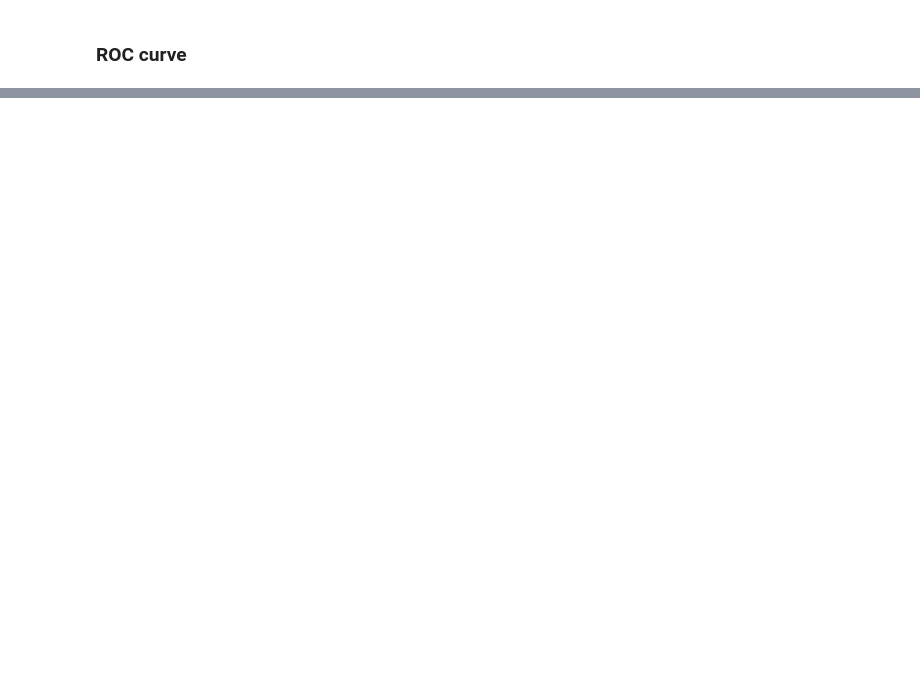
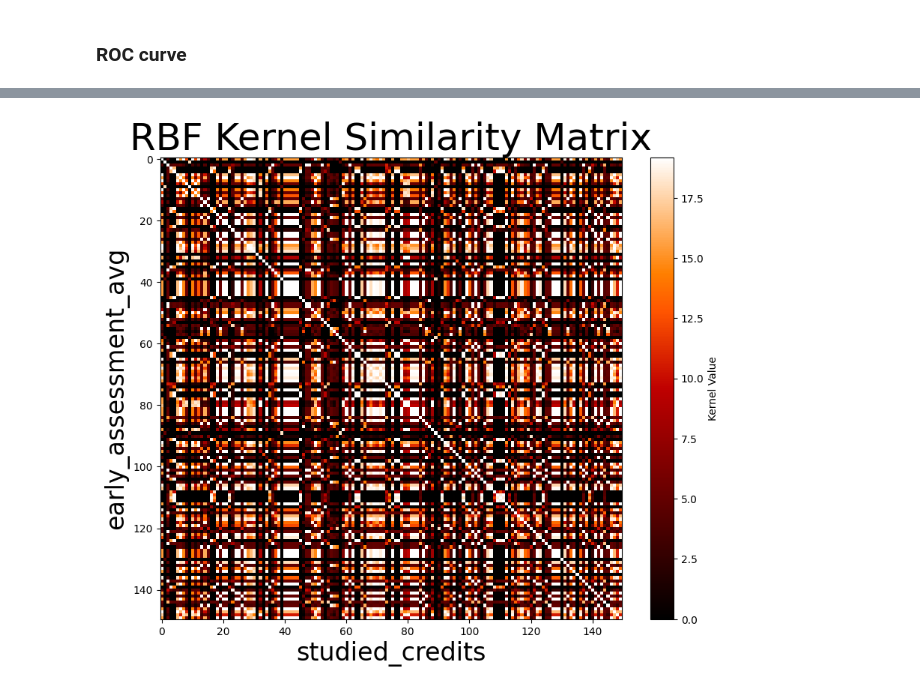
Before and after one commit to rgilyard/predict-student-outcomes, a Jupyter notebook: prelim_gaussian_process_model.ipynb, the cells around one changed output, grey strips where cells are left out. Saved outputs shown, nothing was run; the diff lists cells and outputs as text; code cells hidden in the pictures; blank space fills up the shorter version.

```diff
--- a/prelim_gaussian_process_model.ipynb
+++ b/prelim_gaussian_process_model.ipynb
@@ -200,9 +224,12 @@ Start time: 2023-10-17 23:07:18
 # %%
-# Save model
-# Get current date and time
-now = datetime.now()
-# Format datetime object to string
-formatted_date_time = now.strftime("%Y-%m-%d_%H-%M-%S")
-# Append datetime to file name
-model_name_with_datetime = f'/content/drive/MyDrive/COMP 542 Group Project/models/gaussian_20000_{formatted_date_time}.joblib'
-dump(gp_classifier, model_name_with_datetime)
+if train_model:
+  # Save model
+  # Get current date and time
+  now = datetime.now()
+  # Format datetime object to string
+  formatted_date_time = now.strftime("%Y-%m-%d_%H-%M-%S")
+  # Append datetime to file name
+  model_name_with_datetime = f'/content/drive/MyDrive/COMP 542 Group Project/models/gaussian_20000_{formatted_date_time}.joblib'
+  joblib.dump(gp_classifier, model_name_with_datetime)
+else:
+  gp_classifier = joblib.load(MODEL_PATH)
@@ -250,0 +410,26 @@ plt.show()
+# %%
+# Select a subset of data for better visualization and computational efficiency
+subset_idx = np.random.choice(X_train.index.values, 150, replace=False)
+# print(type(subset_idx))
+# print(subset_idx.max())
+# print(subset_idx.min())
+# print(X_train.shape)
+X_subset = X_train.loc[subset_idx][['studied_credits', 'early_assessment_avg']]
+X_subset = X_subset.to_numpy()
+# %%
+# Create the RBF kernel (you can replace it with the kernel you used)
+kernel = gp_classifier.kernel_
+# %%
+# Compute the similarity (covariance) matrix
+K = kernel(X_subset)
+# %%
+# Plot the similarity matrix as a heatmap
+plt.figure(figsize=(10, 8))
+plt.imshow(K, interpolation='nearest', cmap='gist_heat', origin='upper')
+plt.colorbar(label='Kernel Value')
+plt.title('RBF Kernel Similarity Matrix', fontsize=36)
+plt.xlabel('studied_credits', fontsize=24)
+plt.ylabel('early_assessment_avg', fontsize=24)
+plt.show()
+# %% [output]
+[figure, added]
```
Also changed, not shown: parts of 22 cells of this notebook.
